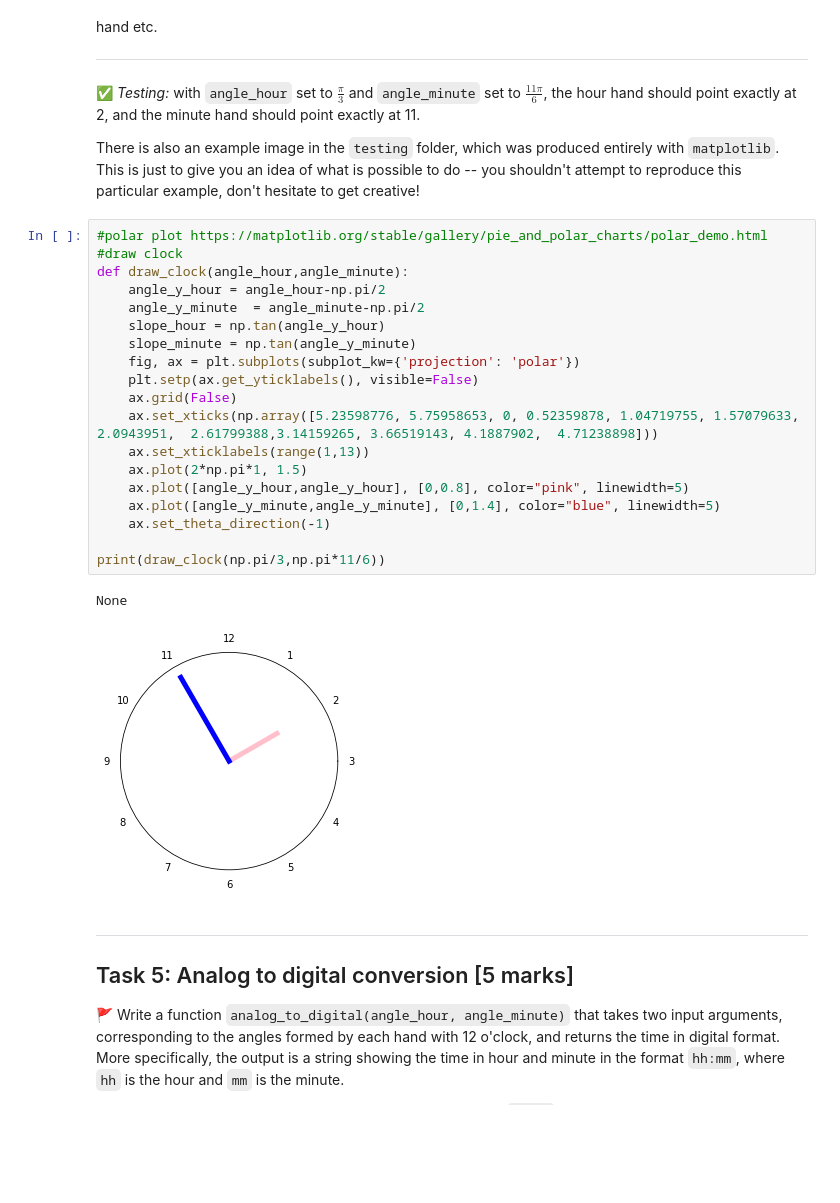
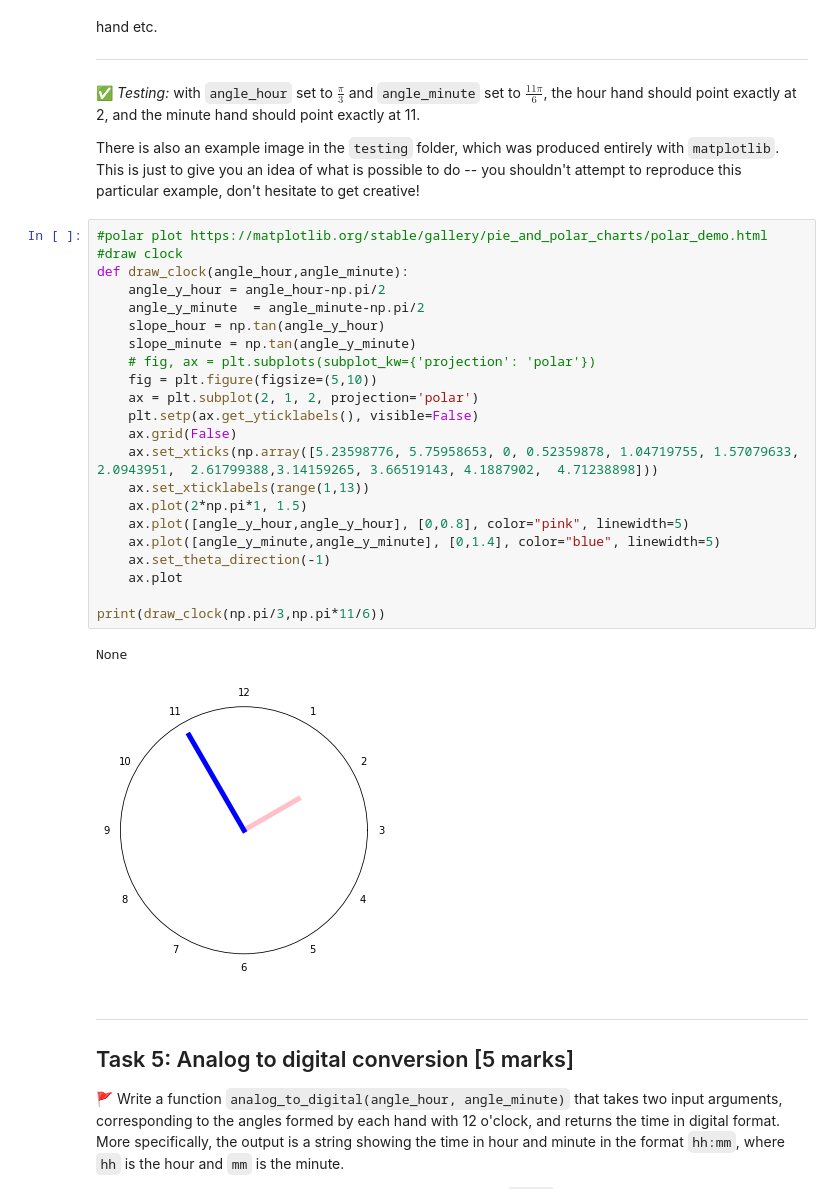
Before and after one commit to primroseisaseal/python-project, a Jupyter notebook: project_1.ipynb, the cells around one changed output. Drawn from its saved outputs; the diff is of its cells as text; blank space fills up the shorter version.

```diff
--- a/project_1.ipynb
+++ b/project_1.ipynb
@@ -250,25 +250,28 @@ There is also an example image in the `testing` folder, which was produced entir
 # %%
 #polar plot https://matplotlib.org/stable/gallery/pie_and_polar_charts/polar_demo.html
 #draw clock
 def draw_clock(angle_hour,angle_minute):
     angle_y_hour = angle_hour-np.pi/2
     angle_y_minute  = angle_minute-np.pi/2
     slope_hour = np.tan(angle_y_hour)
     slope_minute = np.tan(angle_y_minute)
-    fig, ax = plt.subplots(subplot_kw={'projection': 'polar'})
+    # fig, ax = plt.subplots(subplot_kw={'projection': 'polar'})
+    fig = plt.figure(figsize=(5,10))
+    ax = plt.subplot(2, 1, 2, projection='polar')
     plt.setp(ax.get_yticklabels(), visible=False)
     ax.grid(False)
     ax.set_xticks(np.array([5.23598776, 5.75958653, 0, 0.52359878, 1.04719755, 1.57079633, 2.0943951,  2.61799388,3.14159265, 3.66519143, 4.1887902,  4.71238898]))
     ax.set_xticklabels(range(1,13))
     ax.plot(2*np.pi*1, 1.5)
     ax.plot([angle_y_hour,angle_y_hour], [0,0.8], color="pink", linewidth=5)
     ax.plot([angle_y_minute,angle_y_minute], [0,1.4], color="blue", linewidth=5)
     ax.set_theta_direction(-1)
+    ax.plot
 
 print(draw_clock(np.pi/3,np.pi*11/6))
 # %% [output]
 None
-[figure, old version]
+[figure, new version]
 # %% [markdown]
 ---
 ## Task 5: Analog to digital conversion [5 marks]
```
Also changed, not shown: parts of 1 cell of this notebook.
